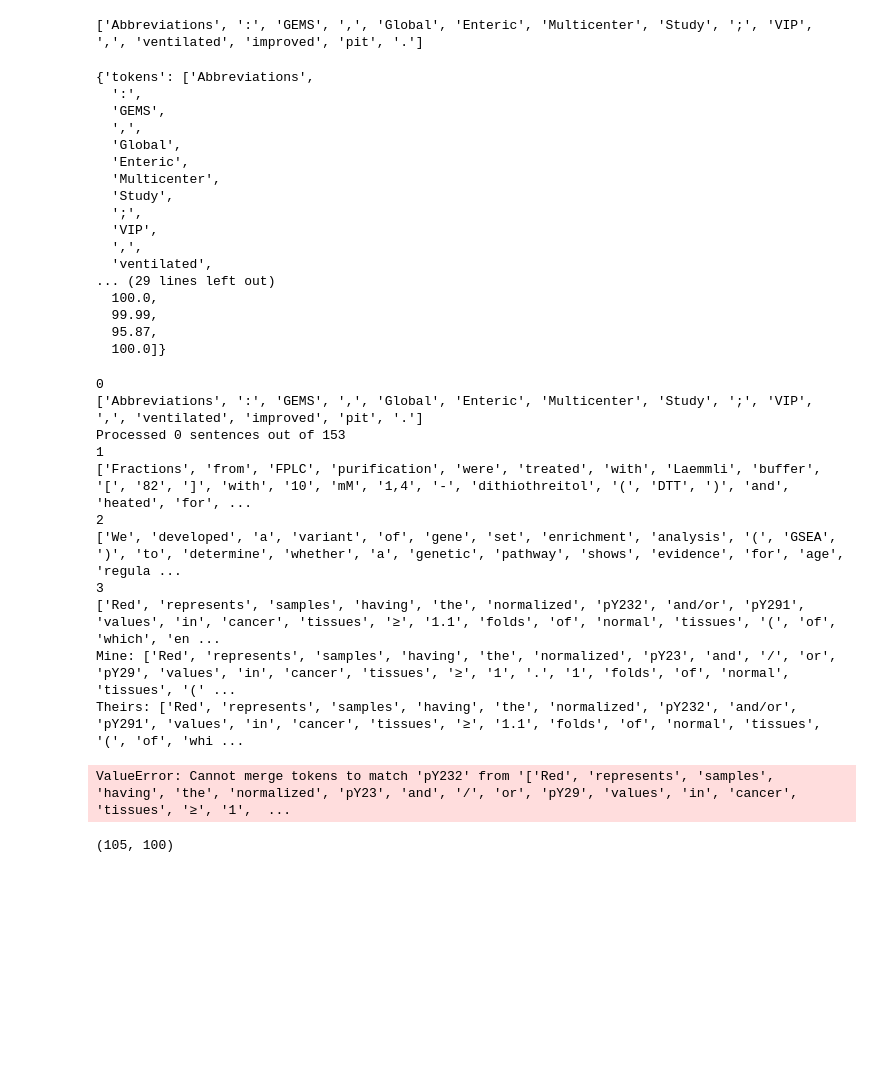
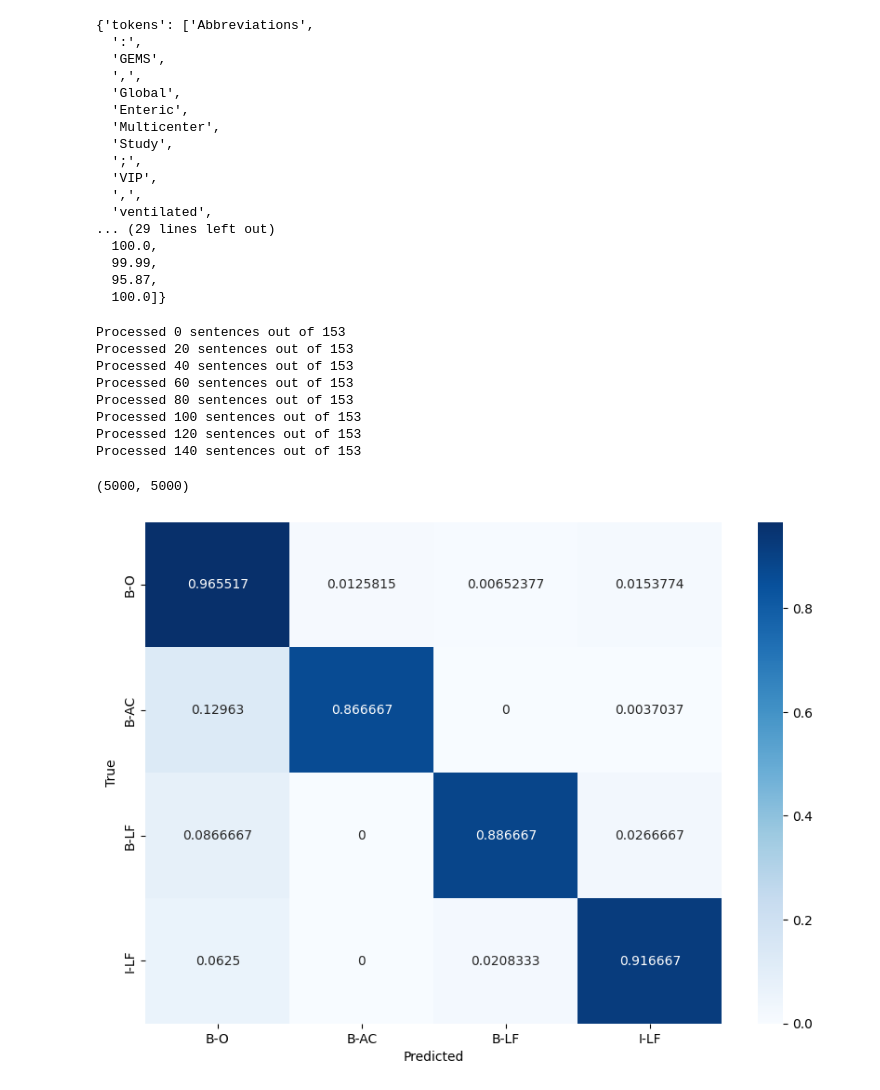
Before and after one commit to antoineedy/NLP-group-courwesork, a Jupyter notebook: test_webapp.ipynb, the cells around one changed output. Saved outputs shown, nothing was run; the diff lists cells and outputs as text; code cells hidden in the pictures; blank space fills up the shorter version.

Commit message:
fix bug about tokens being incoherent between input and output

```diff
--- a/test_webapp.ipynb
+++ b/test_webapp.ipynb
@@ -8,7 +8,7 @@ import requests
 from copy import deepcopy
 
 def get_output(instance_tokens):
-    debug = True
+    debug = False
     if debug:
         print(0, instance_tokens)
     # Define the URL of the form endpoint
@@ -100,6 +100,9 @@ def get_output(instance_tokens):
     new_out['confidence'] = [i for j, i in enumerate(out['confidence']) if j not in to_remove]
     out = new_out
 
+    if debug:
+        print(3, out['tokens'])
+
     return(out)
 
 def find_tokens_to_merge(mine, theirs):
@@ -187,24 +161,23 @@ test_dataset = dataset['test']
 # %%
 get_output(test_dataset[0]['tokens'])
 # %% [output]
-['Abbreviations', ':', 'GEMS', ',', 'Global', 'Enteric', 'Multicenter', 'Study', ';', 'VIP', ',', 'ventilated', 'improved', 'pit', '.']
+{'tokens': ['Abbreviations',
+  ':',
+  'GEMS',
+  ',',
+  'Global',
+  'Enteric',
+  'Multicenter',
+  'Study',
+  ';',
+  'VIP',
+  ',',
+  'ventilated',
+... (29 lines left out)
+  100.0,
+  99.99,
+  95.87,
+  100.0]}
-{'tokens': ['Abbreviations',
-  ':',
-  'GEMS',
-  ',',
-  'Global',
-  'Enteric',
-  'Multicenter',
-  'Study',
-  ';',
-  'VIP',
-  ',',
-  'ventilated',
-... (29 lines left out)
-  100.0,
-  99.99,
-  95.87,
-  100.0]}
 # %%
 def compare(test_dataset):
     pred, true = [], []
@@ -229,19 +198,29 @@ def compare(test_dataset):
 # %%
 pred, true = compare(test_dataset)
 # %% [output]
-0
-['Abbreviations', ':', 'GEMS', ',', 'Global', 'Enteric', 'Multicenter', 'Study', ';', 'VIP', ',', 'ventilated', 'improved', 'pit', '.']
 Processed 0 sentences out of 153
-1
-['Fractions', 'from', 'FPLC', 'purification', 'were', 'treated', 'with', 'Laemmli', 'buffer', '[', '82', ']', 'with', '10', 'mM', '1,4', '-', 'dithiothreitol', '(', 'DTT', ')', 'and', 'heated', 'for', ...
-2
-['We', 'developed', 'a', 'variant', 'of', 'gene', 'set', 'enrichment', 'analysis', '(', 'GSEA', ')', 'to', 'determine', 'whether', 'a', 'genetic', 'pathway', 'shows', 'evidence', 'for', 'age', 'regula ...
-3
-['Red', 'represents', 'samples', 'having', 'the', 'normalized', 'pY232', 'and/or', 'pY291', 'values', 'in', 'cancer', 'tissues', '≥', '1.1', 'folds', 'of', 'normal', 'tissues', '(', 'of', 'which', 'en ...
-Mine: ['Red', 'represents', 'samples', 'having', 'the', 'normalized', 'pY23', 'and', '/', 'or', 'pY29', 'values', 'in', 'cancer', 'tissues', '≥', '1', '.', '1', 'folds', 'of', 'normal', 'tissues', '(' ...
-Theirs: ['Red', 'represents', 'samples', 'having', 'the', 'normalized', 'pY232', 'and/or', 'pY291', 'values', 'in', 'cancer', 'tissues', '≥', '1.1', 'folds', 'of', 'normal', 'tissues', '(', 'of', 'whi ...
+Processed 20 sentences out of 153
+Processed 40 sentences out of 153
+Processed 60 sentences out of 153
+Processed 80 sentences out of 153
+Processed 100 sentences out of 153
+Processed 120 sentences out of 153
+Processed 140 sentences out of 153
-ValueError: Cannot merge tokens to match 'pY232' from '['Red', 'represents', 'samples', 'having', 'the', 'normalized', 'pY23', 'and', '/', 'or', 'pY29', 'values', 'in', 'cancer', 'tissues', '≥', '1',  ...
 # %%
 len(pred), len(true)
 # %% [output]
-(105, 100)
+(5000, 5000)
+# %%
+# confusion matrix
+from sklearn.metrics import confusion_matrix
+import seaborn as sns
+import matplotlib.pyplot as plt
+
+cm = confusion_matrix(true, pred, labels=['B-O', 'B-AC', 'B-LF', 'I-LF'], normalize='true')
+plt.figure(figsize = (10,7))
+sns.heatmap(cm, annot=True, fmt='g', cmap='Blues', xticklabels=['B-O', 'B-AC', 'B-LF', 'I-LF'], yticklabels=['B-O', 'B-AC', 'B-LF', 'I-LF'])
+plt.xlabel('Predicted')
+plt.ylabel('True')
+plt.show()
+# %% [output]
+[figure, added]
```
Also changed, not shown: parts of 3 cells of this notebook, 1 other file.
